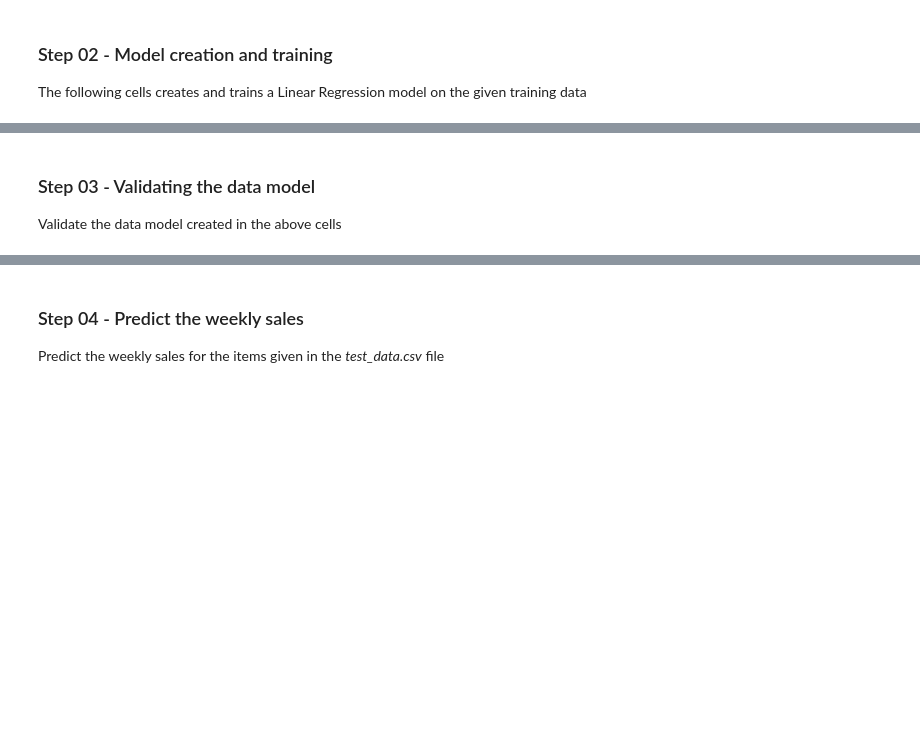
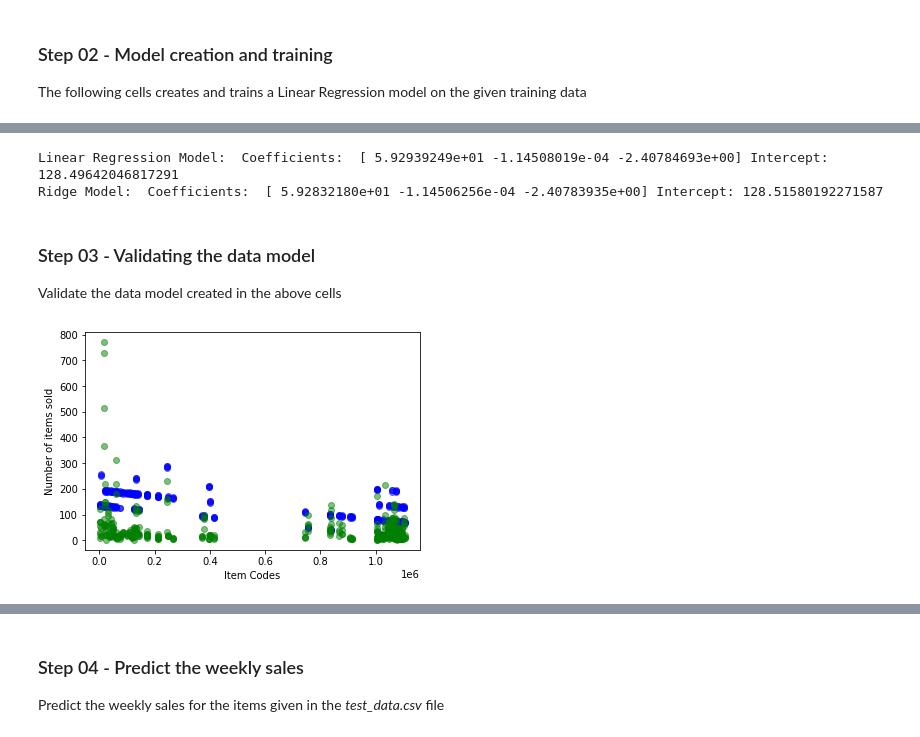
Before and after one commit to PRO-GUNE/DataStorm, a Jupyter notebook: Model_LR.ipynb, the cells around one changed output, grey strips where cells are left out. Cells and saved outputs as stored; diff of their text form; code cells hidden in the pictures; blank space fills up the shorter version.

Commit message:
plotted graphs - Chathura

```diff
--- a/Model_LR.ipynb
+++ b/Model_LR.ipynb
@@ -106,6 +121,13 @@ data
 # A model using linear regression
 model_LR = LinearRegression()
 model_LR.fit(data[['CategoryCode', 'ItemCode', 'Week']].values, data.WeeklySales)
+model_RD = Ridge(alpha=0.5)
+model_RD.fit(data[['CategoryCode', 'ItemCode', 'Week']].values, data.WeeklySales)
+print("Linear Regression Model: ", "Coefficients: ", model_LR.coef_, "Intercept:", model_LR.intercept_)
+print("Ridge Model: ", "Coefficients: ", model_RD.coef_, "Intercept:", model_RD.intercept_)
+# %% [output]
+Linear Regression Model:  Coefficients:  [ 5.92939249e+01 -1.14508019e-04 -2.40784693e+00] Intercept: 128.49642046817291
+Ridge Model:  Coefficients:  [ 5.92832180e+01 -1.14506256e-04 -2.40783935e+00] Intercept: 128.51580192271587
 # %% [markdown]
 ### Step 03 - Validating the data model
 Validate the data model created in the above cells
@@ -114,7 +136,7 @@ Validate the data model created in the above cells
 def validateModel(validation_filename:str, offset_weeks:int, Datamodel) -> dict:
     with open(validation_filename, newline='') as f:
         data = DictReader(f)
-        diffs = []
+        predicted = []
         sales = []
 
         for row in data:
@@ -128,12 +150,24 @@ def validateModel(validation_filename:str, offset_weeks:int, Datamodel) -> dict:
 
             # Check accuracy of the model
             sale = int(row['WeeklySales'])
-            diffs.append(predicted_sales - sale)
-            sales.append(sale)
+            predicted.append((itemcode, predicted_sales))
+            sales.append((itemcode, sale))
 
-    return sum(diffs)/sum(sales)
-
-
-# Calculate te MAPE score
-total_MAPE = validateModel('./validation_data.csv', offset_weeks=19, Datamodel=model_LR)
-print("Total MAPE Score: ", total_MAPE)
+    return {'predicted':predicted, 'sales':sales}
+# %%
+# Plot the predicted sales and actual sales values - Linear Regression Model
+sales_dict = validateModel('./validation_data.csv', offset_weeks=19, Datamodel=model_LR)
+itemcodes = [item[0] for item in sales_dict['predicted']]
+predicted_values = [item[1] for item in sales_dict['predicted']]
+actual_values = [item[1] for item in sales_dict['sales']]
+
+# Setup scatter plot
+plt.scatter(itemcodes, predicted_values, c="blue", alpha=0.5)
+plt.scatter(itemcodes, actual_values, c="green", alpha=0.5)
+plt.xlabel("Item Codes")
+plt.ylabel("Number of items sold")
+
+# plot the graph
+plt.show()
+# %% [output]
+[figure, added]
```
Also changed, not shown: parts of 3 cells of this notebook.
